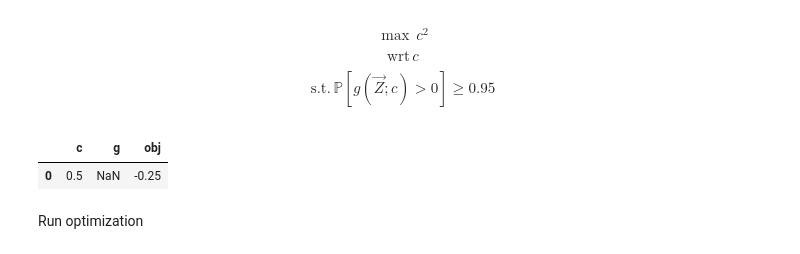
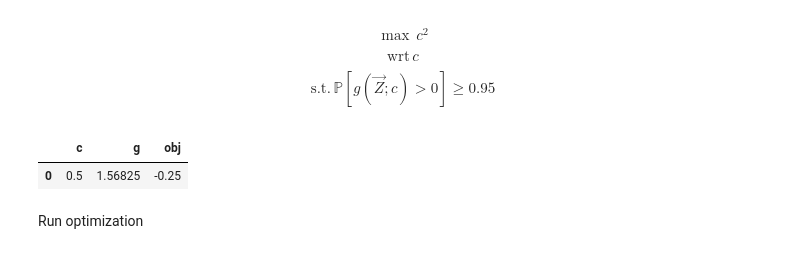
Before and after one commit to zdelrosario/pdo-notes, a Jupyter notebook: 2026/day22.ipynb, the cells around one changed output. Saved outputs shown, nothing was run; the diff lists cells and outputs as text; code cells hidden in the pictures.

```diff
--- a/2026/day22.ipynb
+++ b/2026/day22.ipynb
@@ -245,25 +245,29 @@ $$\text{s.t.}\, \mathbb{P}[g(\vec{Z}; c) > 0] \geq 0.95$$
 # %%
 md_opt = (
     gr.Model()
     >> gr.cp_vec_function(
         fun=lambda df:
         md_param
         >> gr.ev_form_pma(
-            pofs={"g": 1e-4},
-            # pofs={"g": 5e-2},
+            # This will tend to crash, as it's an
+            # infeasible Pr level, given our design
+            # variables
+            # pofs={"g": 1e-4},
+            # This is an attainable Pr level
+            pofs={"g": 5e-2},
             df_det=df,
         )
         >> gr.tf_mutate(obj=-DF.c**2),
         var=["c"],
         out=["obj", "g"],
     )
     >> gr.cp_bounds(c=(0.1, 1))
 )
 
 md_opt >> gr.ev_df(gr.df_make(c=0.5))
 # %% [output]
 |  | c | g | obj |
-| 0 | 0.5 | NaN | -0.25 |
+| 0 | 0.5 | 1.56825 | -0.25 |
 # %% [markdown]
 Run optimization
 # %%
```
Also changed, not shown: parts of 3 cells of this notebook.
